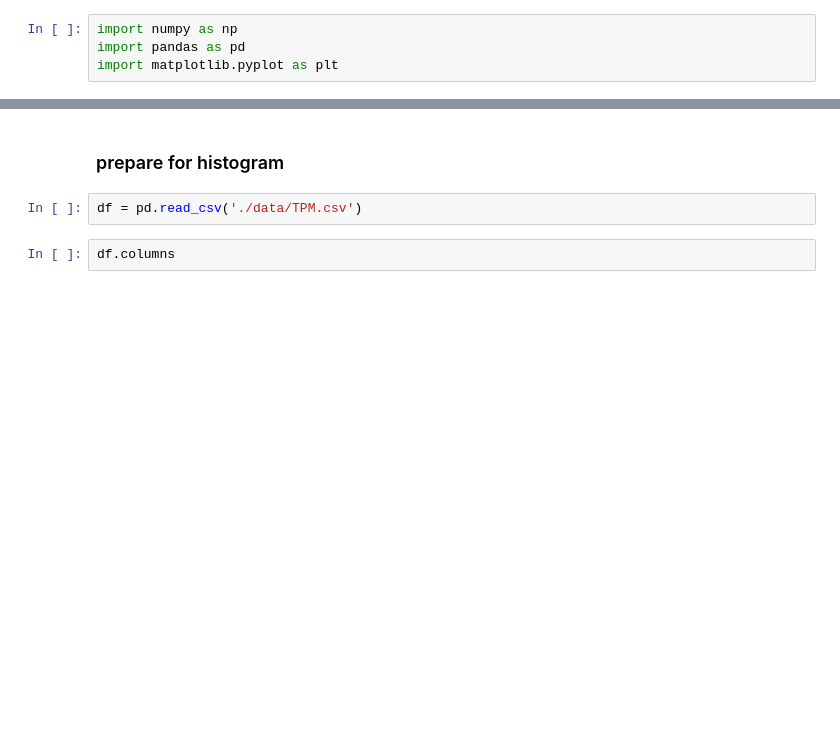
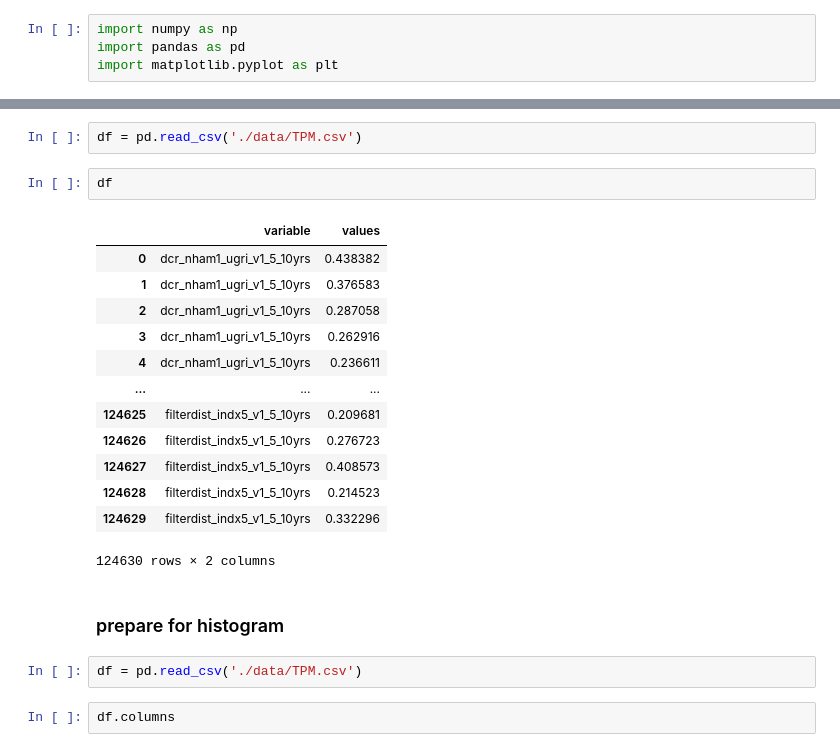
Before and after one commit to xiaolng/widgets, a Jupyter notebook: data_preparation.ipynb, the cells around one changed output, grey strips where cells are left out. Cells and saved outputs as stored; diff of their text form; blank space fills up the shorter version.

```diff
--- a/data_preparation.ipynb
+++ b/data_preparation.ipynb
@@ -5,3 +65,21 @@ import matplotlib.pyplot as plt
+# %%
+df = pd.read_csv('./data/TPM.csv')
+# %%
+df
+# %% [output]
+|  | variable | values |
+| 0 | dcr_nham1_ugri_v1_5_10yrs | 0.438382 |
+| 1 | dcr_nham1_ugri_v1_5_10yrs | 0.376583 |
+| 2 | dcr_nham1_ugri_v1_5_10yrs | 0.287058 |
+| 3 | dcr_nham1_ugri_v1_5_10yrs | 0.262916 |
+| 4 | dcr_nham1_ugri_v1_5_10yrs | 0.236611 |
+| ... | ... | ... |
+| 124625 | filterdist_indx5_v1_5_10yrs | 0.209681 |
+| 124626 | filterdist_indx5_v1_5_10yrs | 0.276723 |
+| 124627 | filterdist_indx5_v1_5_10yrs | 0.408573 |
+| 124628 | filterdist_indx5_v1_5_10yrs | 0.214523 |
+| 124629 | filterdist_indx5_v1_5_10yrs | 0.332296 |
+124630 rows × 2 columns
 # %% [markdown]
 ### prepare for histogram
 # %%
```
Also changed, not shown: parts of 8 cells of this notebook, 9 other files.
